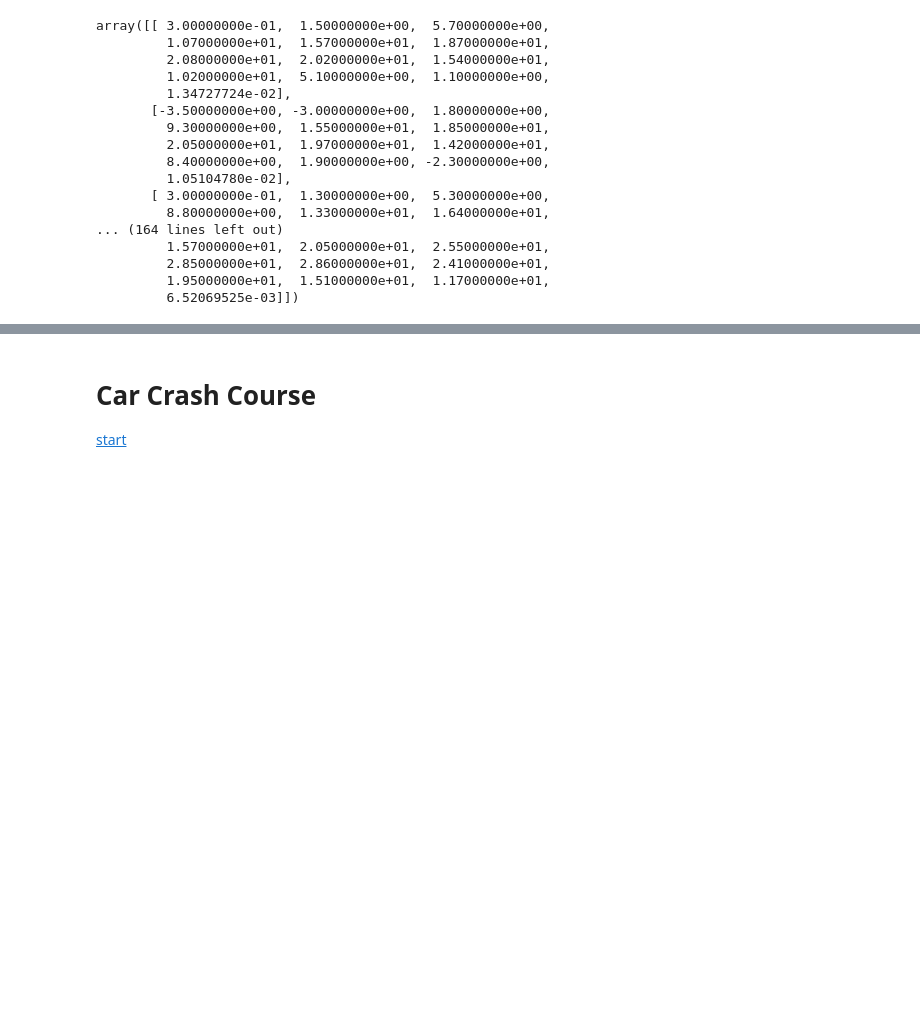
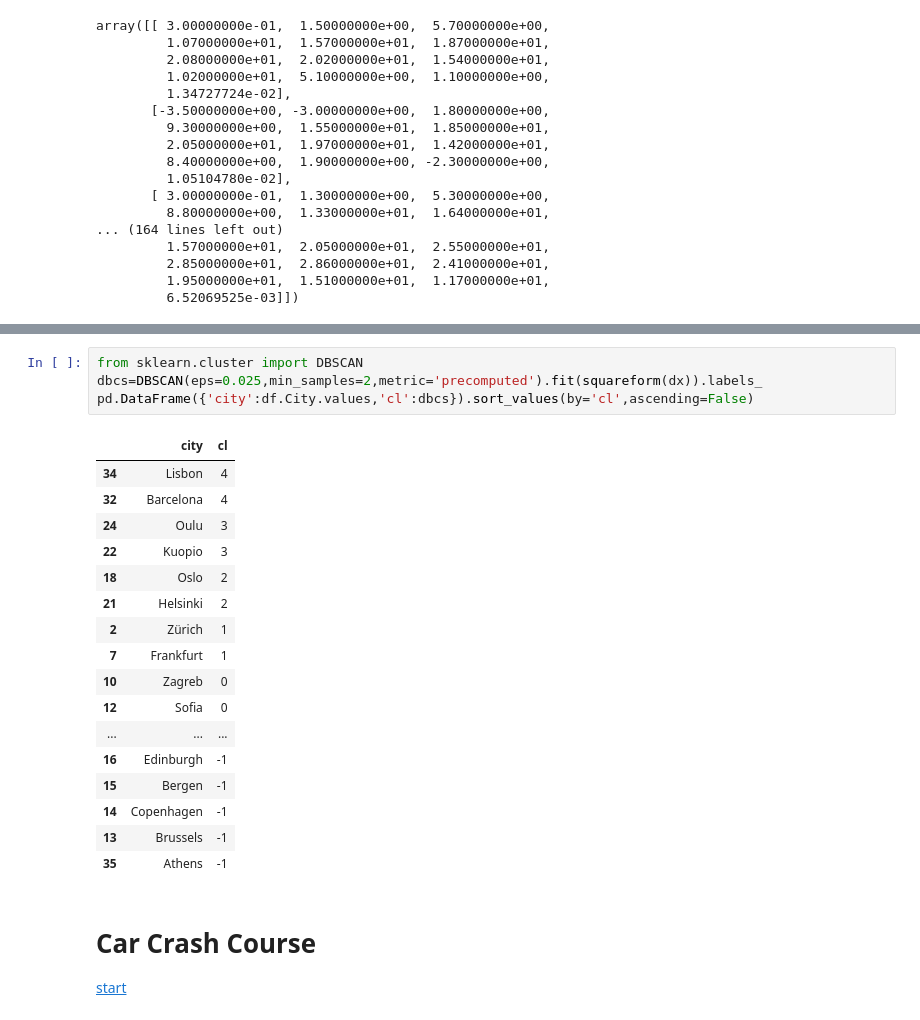
Before and after one commit to rareal/Coursera_Capstone, a Jupyter notebook: Final_project_tests.ipynb, the cells around one changed output, grey strips where cells are left out. Cells and saved outputs as stored; diff of their text form; blank space fills up the shorter version.

```diff
--- a/Final_project_tests.ipynb
+++ b/Final_project_tests.ipynb
@@ -593,3 +638,25 @@ plt.show()
+# %%
+from sklearn.cluster import DBSCAN
+dbcs=DBSCAN(eps=0.025,min_samples=2,metric='precomputed').fit(squareform(dx)).labels_
+pd.DataFrame({'city':df.City.values,'cl':dbcs}).sort_values(by='cl',ascending=False)
+# %% [output]
+|  | city | cl |
+| 34 | Lisbon | 4 |
+| 32 | Barcelona | 4 |
+| 24 | Oulu | 3 |
+| 22 | Kuopio | 3 |
+| 18 | Oslo | 2 |
+| 21 | Helsinki | 2 |
+| 2 | Zürich | 1 |
+| 7 | Frankfurt | 1 |
+| 10 | Zagreb | 0 |
+| 12 | Sofia | 0 |
+| ... | ... | ... |
+| 16 | Edinburgh | -1 |
+| 15 | Bergen | -1 |
+| 14 | Copenhagen | -1 |
+| 13 | Brussels | -1 |
+| 35 | Athens | -1 |
 # %% [markdown]
 # Car Crash Course
 [start](#Start)
```
Also changed, not shown: parts of 7 cells of this notebook, 1 other file.
